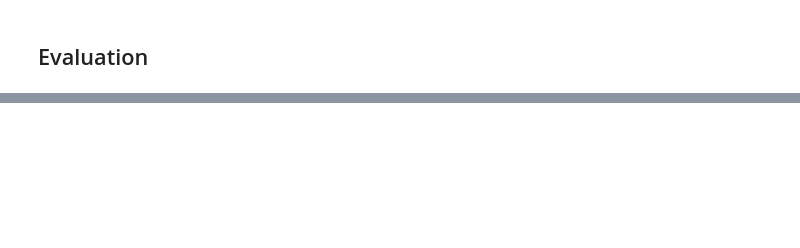
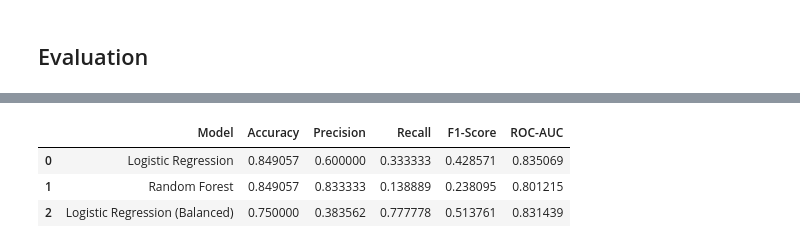
Before and after one commit to aeiprsty/jayajayamaju-departemen-HR, a Jupyter notebook: notebook.ipynb, the cells around one changed output, grey strips where cells are left out. Drawn from its saved outputs; the diff is of its cells as text; code cells hidden in the pictures; blank space fills up the shorter version.

```diff
--- a/notebook.ipynb
+++ b/notebook.ipynb
@@ -409,0 +481,42 @@ plt.show()
+# %%
+# Perbandingan performa model
+
+model_comparison = pd.DataFrame({
+    "Model": [
+        "Logistic Regression",
+        "Random Forest",
+        "Logistic Regression (Balanced)"
+    ],
+    "Accuracy": [
+        accuracy_score(y_test, y_pred_logistic),
+        accuracy_score(y_test, y_pred_rf),
+        accuracy_score(y_test, y_pred_balanced)
+    ],
+    "Precision": [
+        precision_score(y_test, y_pred_logistic),
+        precision_score(y_test, y_pred_rf),
+        precision_score(y_test, y_pred_balanced)
+    ],
+    "Recall": [
+        recall_score(y_test, y_pred_logistic),
+        recall_score(y_test, y_pred_rf),
+        recall_score(y_test, y_pred_balanced)
+    ],
+    "F1-Score": [
+        f1_score(y_test, y_pred_logistic),
+        f1_score(y_test, y_pred_rf),
+        f1_score(y_test, y_pred_balanced)
+    ],
+    "ROC-AUC": [
+        roc_auc_score(y_test, logistic_model.predict_proba(X_test)[:, 1]),
+        roc_auc_score(y_test, rf_model.predict_proba(X_test)[:, 1]),
+        roc_auc_score(y_test, logistic_balanced.predict_proba(X_test)[:, 1])
+    ]
+})
+
+model_comparison
+# %% [output]
+|  | Model | Accuracy | Precision | Recall | F1-Score | ROC-AUC |
+| 0 | Logistic Regression | 0.849057 | 0.600000 | 0.333333 | 0.428571 | 0.835069 |
+| 1 | Random Forest | 0.849057 | 0.833333 | 0.138889 | 0.238095 | 0.801215 |
+| 2 | Logistic Regression (Balanced) | 0.750000 | 0.383562 | 0.777778 | 0.513761 | 0.831439 |
```
Also changed, not shown: parts of 21 cells of this notebook, 1 other file.
